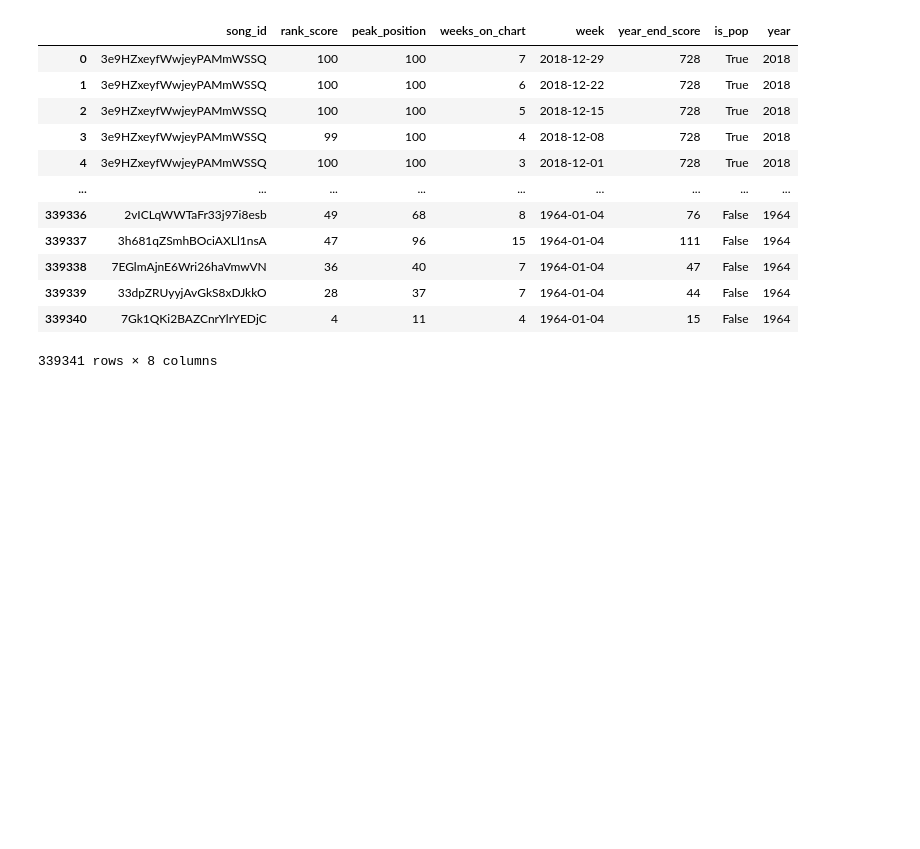
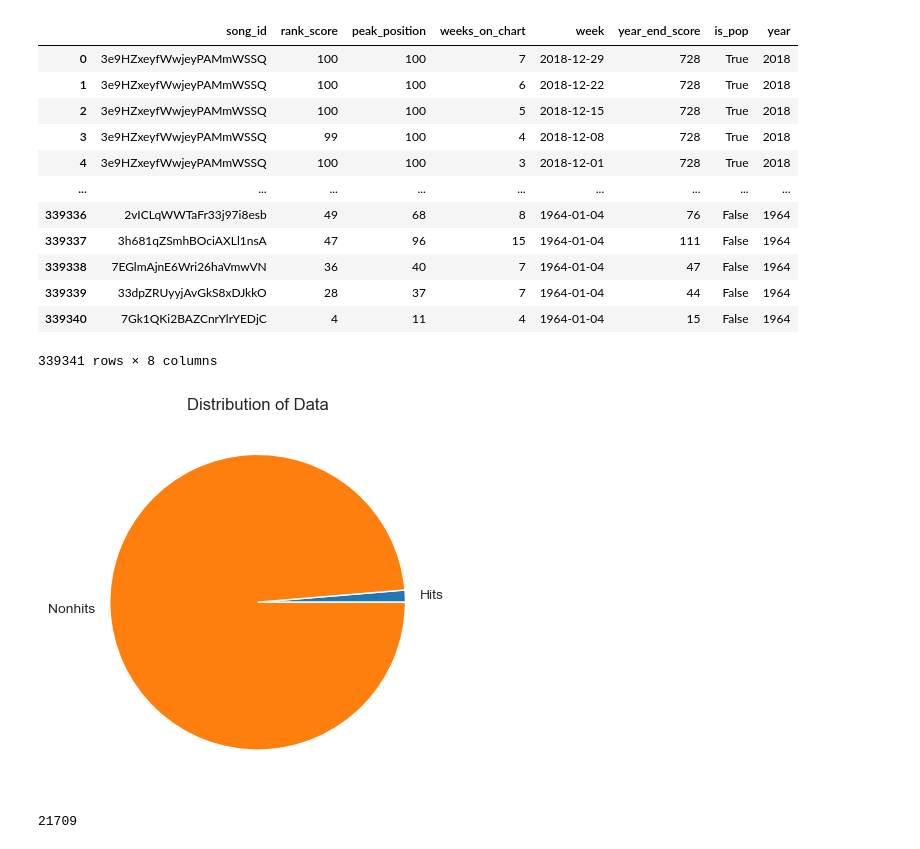
Before and after one commit to l4vd/Ba_first_tries, a Jupyter notebook: MusicOSet/Firstlook.ipynb, the cells around one changed output. Saved outputs shown, nothing was run; the diff lists cells and outputs as text; code cells hidden in the pictures; blank space fills up the shorter version.

```diff
--- a/MusicOSet/Firstlook.ipynb
+++ b/MusicOSet/Firstlook.ipynb
@@ -429,3 +429,26 @@ merged_df
 | 339339 | 33dpZRUyyjAvGkS8xDJkkO | 28 | 37 | 7 | 1964-01-04 | 44 | False | 1964 |
 | 339340 | 7Gk1QKi2BAZCnrYlrYEDjC | 4 | 11 | 4 | 1964-01-04 | 15 | False | 1964 |
 339341 rows × 8 columns
+# %%
+import matplotlib.pyplot as plt
+import numpy as np
+
+# Example data (replace with your own values)
+y = np.array([11959, 899068])  # Sizes of the wedges
+labels = ['Hits', 'Nonhits']  # Labels for each wedge
+
+# Create the pie chart
+plt.pie(y, labels=labels)
+
+# Add a title
+plt.title("Distribution of Data")
+
+# Show the plot
+plt.show()
+# %% [output]
+[figure, added]
+# %%
+nrs = [276, 193, 284, 177, 305, 178, 284, 188, 327, 207, 354, 224, 302, 201, 321, 224, 337, 241, 358, 226, 652, 315, 574, 200, 575, 299, 554, 377, 663, 357, 433, 781, 939, 324, 326, 1077, 1081, 1741, 225, 307, 744, 290, 687, 280, 607, 829, 317, 350, 508, 90]
+sum(nrs)
+# %% [output]
+21709
```
Also changed, not shown: parts of 1 cell of this notebook, 8 other files.
